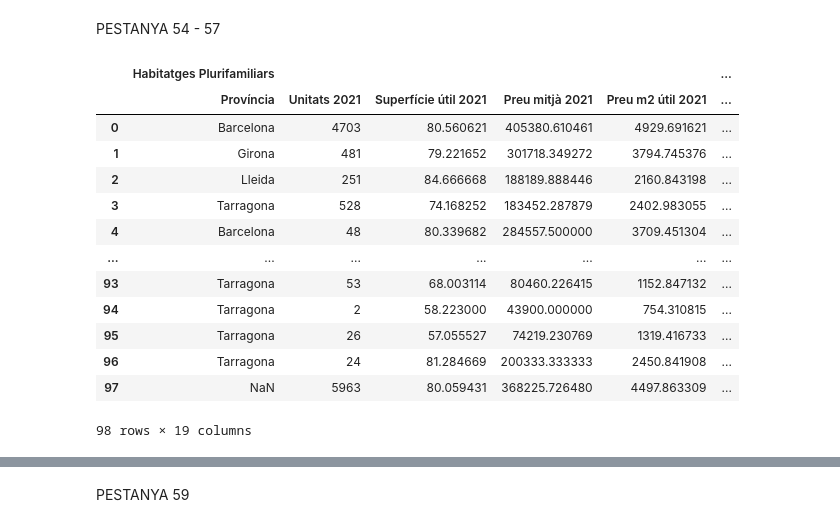
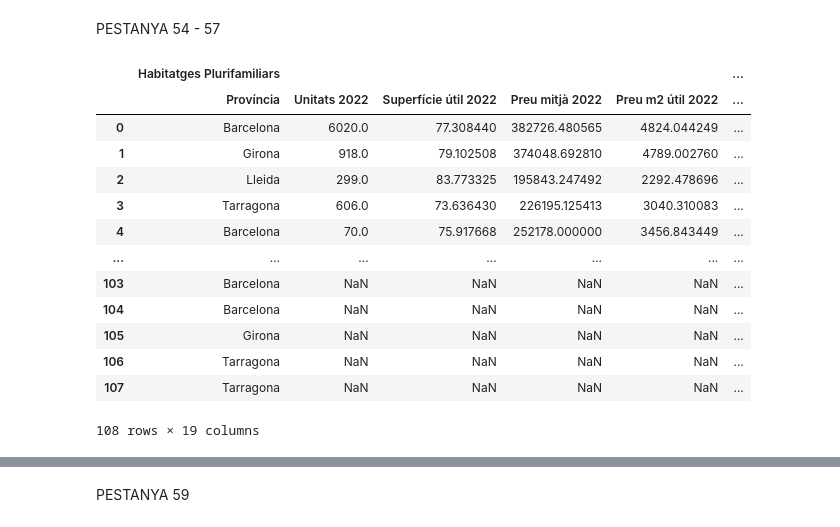
Before and after one commit to rubenlj-git/Taules_oferta_1S23, a Jupyter notebook: taules_resum_1S2023.ipynb, the cells around one changed output, grey strips where cells are left out. Saved outputs shown, nothing was run; the diff lists cells and outputs as text; code cells hidden in the pictures.

```diff
--- a/taules_resum_1S2023.ipynb
+++ b/taules_resum_1S2023.ipynb
@@ -487,8 +487,8 @@ def tidy_bbdd(any):
 #     bbdd_estudi_prom["Calefacció"] = bbdd_estudi_prom["Calefacció"].replace(' ', 0)
 
 
-    bbdd_estudi_hab["Tram_Sup_util"] = bbdd_estudi_hab["Tram_Sup_util"].str.replace(" ", "")
-    bbdd_estudi_hab["Tram_Sup_util"] = bbdd_estudi_hab["Tram_Sup_util"].str[3:]
+#     bbdd_estudi_hab["Tram_Sup_util"] = bbdd_estudi_hab["Tram_Sup_util"].str.replace(" ", "")
+#     bbdd_estudi_hab["Tram_Sup_util"] = bbdd_estudi_hab["Tram_Sup_util"].str[3:]
 
 
 
@@ -505,7 +505,7 @@ def tidy_bbdd(any):
     return([bbdd_estudi_prom, bbdd_estudi_hab, bbdd_estudi_hab_mod])
 
 
-bbdd_estudi_prom_2021, bbdd_estudi_hab_2021, bbdd_estudi_hab_mod_2021 = tidy_bbdd(2022)
+bbdd_estudi_prom_ant, bbdd_estudi_hab_ant, bbdd_estudi_hab_mod_ant = tidy_bbdd(2022)
 # %%
 def order_columns(table_n):
     cols = ['País', 'Província', 'Municipi'] + [col for col in table_n.columns if col not in ['País', 'Província', 'Municipi']]
@@ -926,8 +942,6 @@ table80_uni = pd.concat([table80uni_prov, table80uni_mun, dict80_uni_df], axis=0
 #             ('Habitatges Unifamiliars',    'Preu m2 útil')
 #             ]]
 
-# table80_total = table80_total.sort_values([('Total habitatges',            'País'), ('Total habitatges',       'Província'),            ('Total habitatges',        'Municipi')], na_position="first")
-# table80_pluri = table80_pluri.sort_values([('Habitatges Plurifamiliars',            'País'), ('Habitatges Plurifamiliars',       'Província'),            ('Habitatges Plurifamiliars',        'Municipi')], na_position="first")
-# table80_uni = table80_uni.sort_values([('Habitatges Unifamiliars',            'País'), ('Habitatges Unifamiliars',       'Província'),            ('Habitatges Unifamiliars',        'Municipi')], na_position="first")
-
-table80_total.info()
+table80_total = table80_total.sort_values([('Total habitatges',            'País'), ('Total habitatges',       'Província'),            ('Total habitatges',        'Municipi')], na_position="first")
+table80_pluri = table80_pluri.sort_values([('Habitatges Plurifamiliars',            'País'), ('Habitatges Plurifamiliars',       'Província'),            ('Habitatges Plurifamiliars',        'Municipi')], na_position="first")
+table80_uni = table80_uni.sort_values([('Habitatges Unifamiliars',            'País'), ('Habitatges Unifamiliars',       'Província'),            ('Habitatges Unifamiliars',        'Municipi')], na_position="first")
@@ -1260,48 +1312,48 @@ PESTANYA 54 - 57
 # %%
 table125_2021 = table117_pluri.copy()
 
 table125_2021.columns = pd.MultiIndex.from_tuples([
-               ("Habitatges Plurifamiliars", "Província"),
-                           ("Habitatges Plurifamiliars", "Unitats 2021"),
-           ("Habitatges Plurifamiliars", "Superfície útil 2021"),
-           ("Habitatges Plurifamiliars", "Preu mitjà 2021"),
-           ("Habitatges Plurifamiliars", "Preu m2 útil 2021"),
-                       ("Habitatges Plurifamiliars", "Municipi"),
-                       ("Habitatges Plurifamiliars", "País")])
-table125_2022 = table80_pluri.copy()
-table125_2022.columns = pd.MultiIndex.from_tuples([
                ("Habitatges Plurifamiliars", "Província"),
                            ("Habitatges Plurifamiliars", "Unitats 2022"),
            ("Habitatges Plurifamiliars", "Superfície útil 2022"),
            ("Habitatges Plurifamiliars", "Preu mitjà 2022"),
            ("Habitatges Plurifamiliars", "Preu m2 útil 2022"),
                        ("Habitatges Plurifamiliars", "Municipi"),
                        ("Habitatges Plurifamiliars", "País")])
+table125_2022 = table80_pluri.copy()
+table125_2022.columns = pd.MultiIndex.from_tuples([
+               ("Habitatges Plurifamiliars", "Província"),
+                           ("Habitatges Plurifamiliars", "Unitats 2023"),
+           ("Habitatges Plurifamiliars", "Superfície útil 2023"),
+           ("Habitatges Plurifamiliars", "Preu mitjà 2023"),
+           ("Habitatges Plurifamiliars", "Preu m2 útil 2023"),
+                       ("Habitatges Plurifamiliars", "Municipi"),
+                       ("Habitatges Plurifamiliars", "País")])
 
 table125 = pd.merge(table125_2021, table125_2022,how="outer", on=[("Habitatges Plurifamiliars", "País"), ("Habitatges Plurifamiliars", "Província"), ("Habitatges Plurifamiliars", "Municipi")])
-table125[("Habitatges Plurifamiliars","Variació unitats")] = table125[("Habitatges Plurifamiliars", "Unitats 2022")] - table125[("Habitatges Plurifamiliars", "Unitats 2021")]
-table125[("Habitatges Plurifamiliars","Variació Superfície útil")] = table125[("Habitatges Plurifamiliars", "Superfície útil 2022")] - table125[("Habitatges Plurifamiliars", "Superfície útil 2021")]
-table125[("Habitatges Plurifamiliars","Variació Preu mitjà")] = table125[("Habitatges Plurifamiliars", "Preu mitjà 2022")] - table125[("Habitatges Plurifamiliars", "Preu mitjà 2021")]
-table125[("Habitatges Plurifamiliars","Variació Preu m2 útil")] = table125[("Habitatges Plurifamiliars", "Preu m2 útil 2022")] - table125[("Habitatges Plurifamiliars", "Preu m2 útil 2021")]
+table125[("Habitatges Plurifamiliars","Variació unitats")] = table125[("Habitatges Plurifamiliars", "Unitats 2023")] - table125[("Habitatges Plurifamiliars", "Unitats 2022")]
+table125[("Habitatges Plurifamiliars","Variació Superfície útil")] = table125[("Habitatges Plurifamiliars", "Superfície útil 2023")] - table125[("Habitatges Plurifamiliars", "Superfície útil 2022")]
+table125[("Habitatges Plurifamiliars","Variació Preu mitjà")] = table125[("Habitatges Plurifamiliars", "Preu mitjà 2023")] - table125[("Habitatges Plurifamiliars", "Preu mitjà 2022")]
+table125[("Habitatges Plurifamiliars","Variació Preu m2 útil")] = table125[("Habitatges Plurifamiliars", "Preu m2 útil 2023")] - table125[("Habitatges Plurifamiliars", "Preu m2 útil 2022")]
 
-table125[("Habitatges Plurifamiliars","Variació % unitats")] = ((table125[("Habitatges Plurifamiliars", "Unitats 2022")]/table125[("Habitatges Plurifamiliars", "Unitats 2021")])-1)*100
-table125[("Habitatges Plurifamiliars","Variació % Superfície útil")] = ((table125[("Habitatges Plurifamiliars", "Superfície útil 2022")]/table125[("Habitatges Plurifamiliars", "Superfície útil 2021")])-1)*100
-table125[("Habitatges Plurifamiliars","Variació % Preu mitjà")] = ((table125[("Habitatges Plurifamiliars", "Preu mitjà 2022")]/table125[("Habitatges Plurifamiliars", "Preu mitjà 2021")])-1)*100
-table125[("Habitatges Plurifamiliars","Variació % Preu m2 útil")] = ((table125[("Habitatges Plurifamiliars", "Preu m2 útil 2022")]/table125[("Habitatges Plurifamiliars", "Preu m2 útil 2021")])-1)*100
+table125[("Habitatges Plurifamiliars","Variació % unitats")] = ((table125[("Habitatges Plurifamiliars", "Unitats 2023")]/table125[("Habitatges Plurifamiliars", "Unitats 2022")])-1)*100
+table125[("Habitatges Plurifamiliars","Variació % Superfície útil")] = ((table125[("Habitatges Plurifamiliars", "Superfície útil 2023")]/table125[("Habitatges Plurifamiliars", "Superfície útil 2022")])-1)*100
+table125[("Habitatges Plurifamiliars","Variació % Preu mitjà")] = ((table125[("Habitatges Plurifamiliars", "Preu mitjà 2023")]/table125[("Habitatges Plurifamiliars", "Preu mitjà 2022")])-1)*100
+table125[("Habitatges Plurifamiliars","Variació % Preu m2 útil")] = ((table125[("Habitatges Plurifamiliars", "Preu m2 útil 2023")]/table125[("Habitatges Plurifamiliars", "Preu m2 útil 2022")])-1)*100
 
 table125
 # %% [output]
 |  | Habitatges Plurifamiliars |  |  |  |  | ... |
-|  | Província | Unitats 2021 | Superfície útil 2021 | Preu mitjà 2021 | Preu m2 útil 2021 | ... |
-| 0 | Barcelona | 4703 | 80.560621 | 405380.610461 | 4929.691621 | ... |
-| 1 | Girona | 481 | 79.221652 | 301718.349272 | 3794.745376 | ... |
-| 2 | Lleida | 251 | 84.666668 | 188189.888446 | 2160.843198 | ... |
-| 3 | Tarragona | 528 | 74.168252 | 183452.287879 | 2402.983055 | ... |
-| 4 | Barcelona | 48 | 80.339682 | 284557.500000 | 3709.451304 | ... |
+|  | Província | Unitats 2022 | Superfície útil 2022 | Preu mitjà 2022 | Preu m2 útil 2022 | ... |
+| 0 | Barcelona | 6020.0 | 77.308440 | 382726.480565 | 4824.044249 | ... |
+| 1 | Girona | 918.0 | 79.102508 | 374048.692810 | 4789.002760 | ... |
+| 2 | Lleida | 299.0 | 83.773325 | 195843.247492 | 2292.478696 | ... |
+| 3 | Tarragona | 606.0 | 73.636430 | 226195.125413 | 3040.310083 | ... |
+| 4 | Barcelona | 70.0 | 75.917668 | 252178.000000 | 3456.843449 | ... |
 | ... | ... | ... | ... | ... | ... | ... |
-| 93 | Tarragona | 53 | 68.003114 | 80460.226415 | 1152.847132 | ... |
-| 94 | Tarragona | 2 | 58.223000 | 43900.000000 | 754.310815 | ... |
-| 95 | Tarragona | 26 | 57.055527 | 74219.230769 | 1319.416733 | ... |
-| 96 | Tarragona | 24 | 81.284669 | 200333.333333 | 2450.841908 | ... |
-| 97 | NaN | 5963 | 80.059431 | 368225.726480 | 4497.863309 | ... |
+| 103 | Barcelona | NaN | NaN | NaN | NaN | ... |
+| 104 | Barcelona | NaN | NaN | NaN | NaN | ... |
+| 105 | Girona | NaN | NaN | NaN | NaN | ... |
+| 106 | Tarragona | NaN | NaN | NaN | NaN | ... |
+| 107 | Tarragona | NaN | NaN | NaN | NaN | ... |
-98 rows × 19 columns
+108 rows × 19 columns
```
Also changed, not shown: parts of 23 cells of this notebook, 10 other files.
